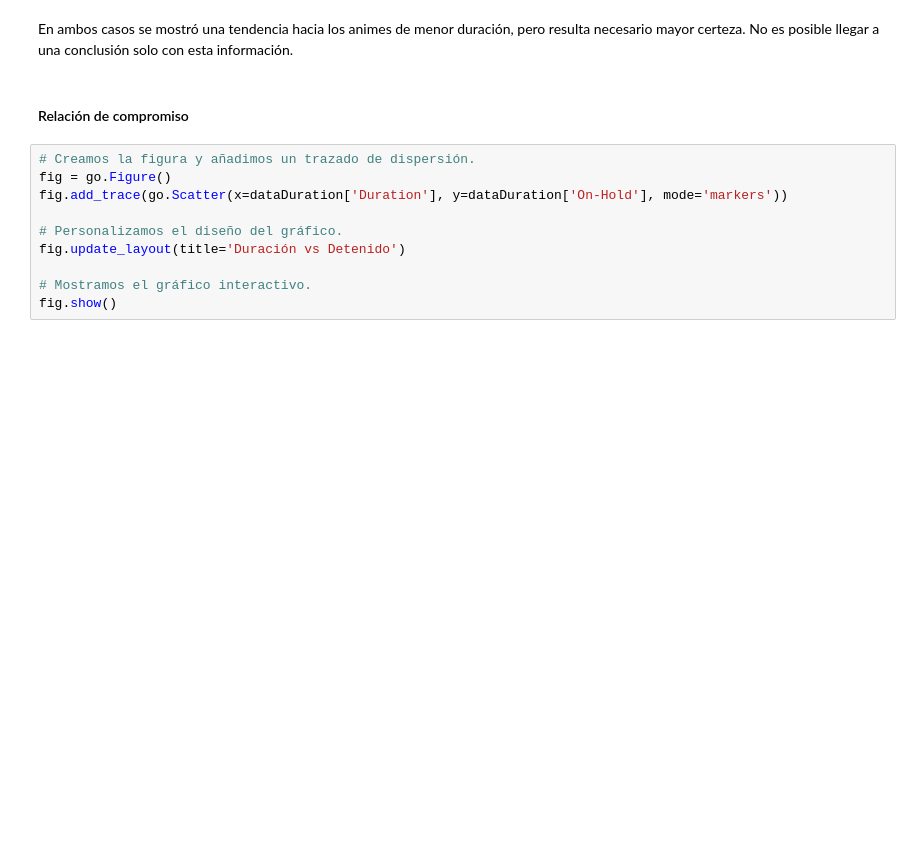
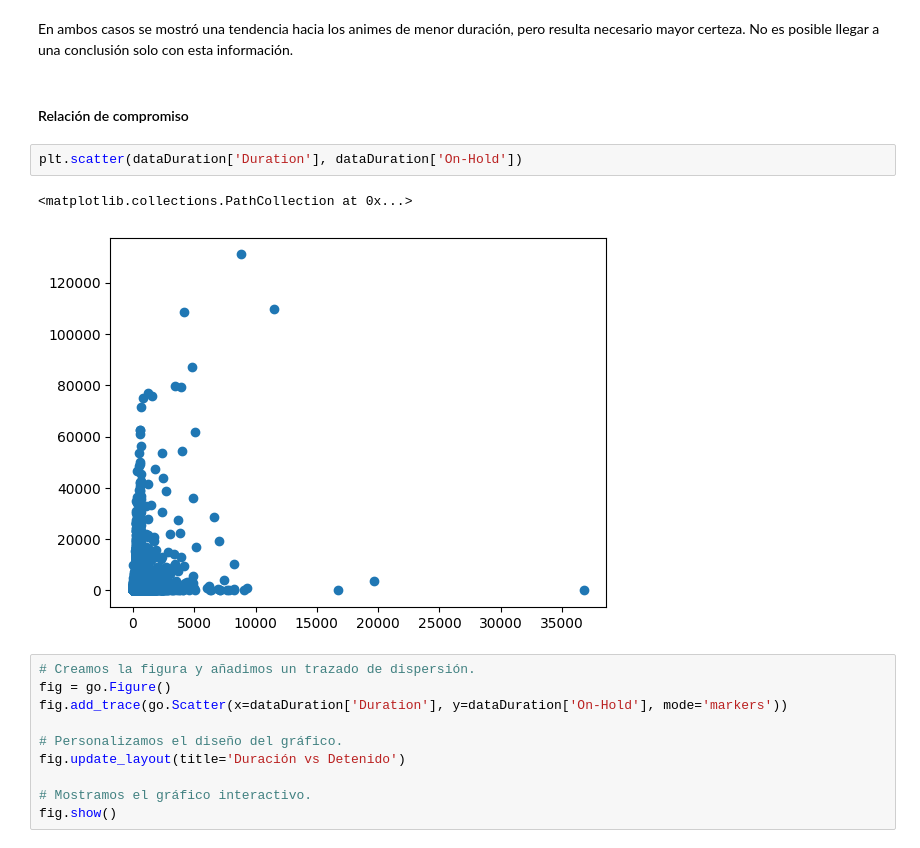
Before and after one commit to Asheyerth/DataScience_bootcamp2024BIT, a Jupyter notebook: Actividad_3_4/Estructurando proyecto DS.ipynb, the cells around one changed output. Saved outputs shown, nothing was run; the diff lists cells and outputs as text; blank space fills up the shorter version.

```diff
--- a/Actividad_3_4/Estructurando proyecto DS.ipynb
+++ b/Actividad_3_4/Estructurando proyecto DS.ipynb
@@ -353,6 +363,11 @@ Se necesita más detalle.
 En ambos casos se mostró una tendencia hacia los animes de menor duración, pero resulta necesario mayor certeza. No es posible llegar a una conclusión solo con esta información.
 # %% [markdown]
 #### Relación de compromiso
+# %%
+plt.scatter(dataDuration['Duration'], dataDuration['On-Hold'])
+# %% [output]
+<matplotlib.collections.PathCollection at 0x...>
+[figure, added]
 # %%
 # Creamos la figura y añadimos un trazado de dispersión.
 fig = go.Figure()
```
Also changed, not shown: parts of 9 cells of this notebook.
